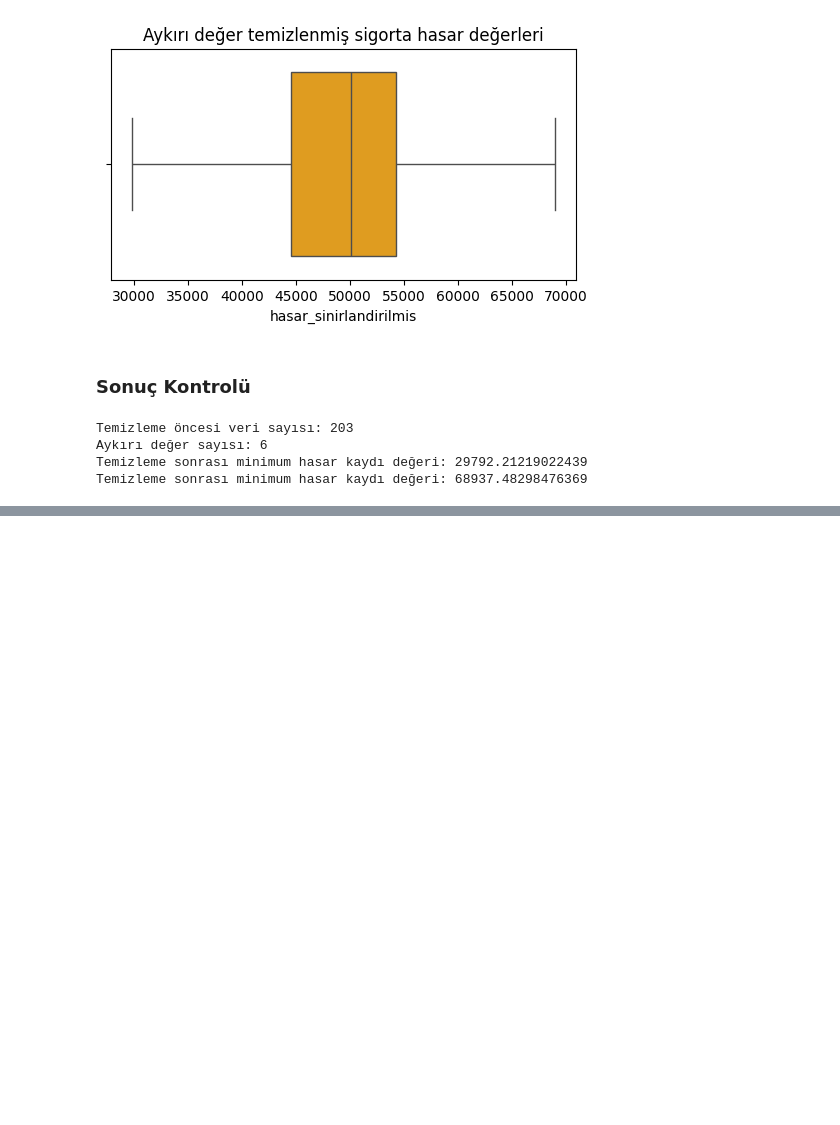
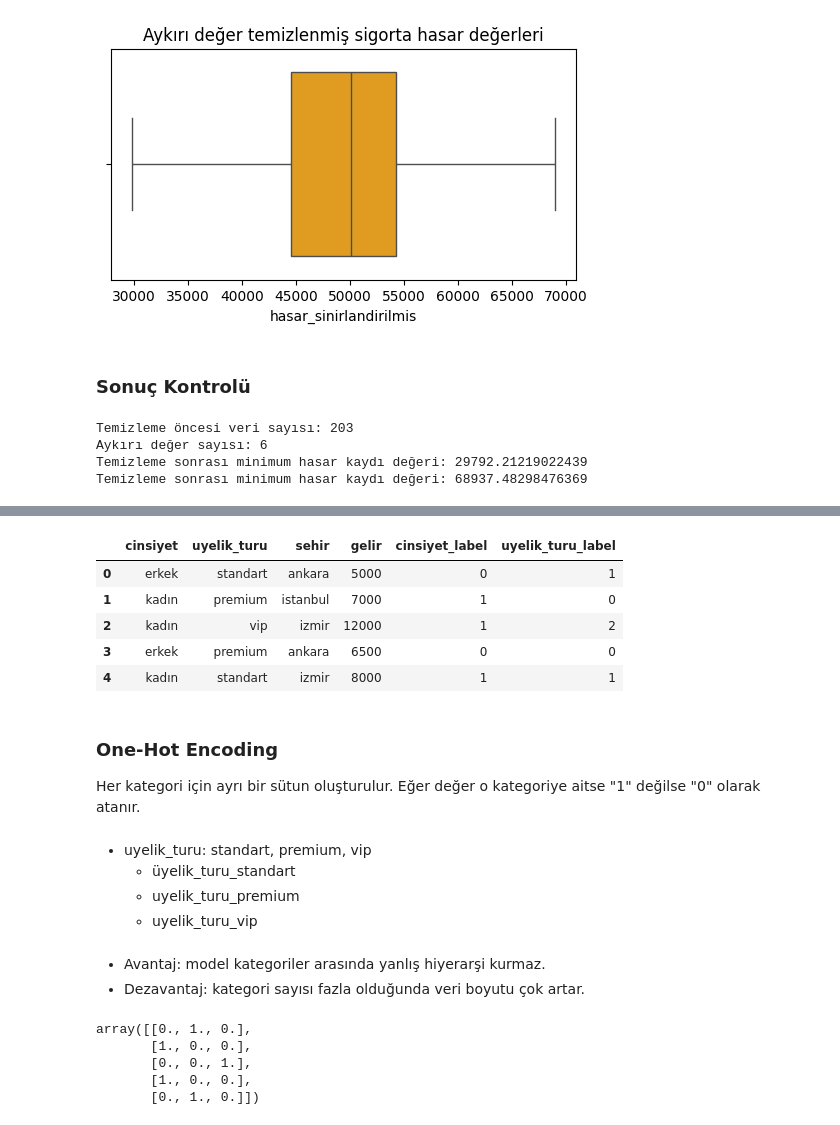
Before and after one commit to ArsenLupen53/GYZU-BTK-codespace, a Jupyter notebook: veri_on_isleme/veri_on_isleme.ipynb, the cells around one changed output, grey strips where cells are left out. Cells and saved outputs as stored; diff of their text form; code cells hidden in the pictures; blank space fills up the shorter version.

Commit message:
veri ön işleme gün 2

```diff
--- a/veri_on_isleme/veri_on_isleme.ipynb
+++ b/veri_on_isleme/veri_on_isleme.ipynb
@@ -149,0 +171,22 @@ Temizleme sonrası minimum hasar kaydı değeri: 68937.48298476369
+# %%
+"""
+Veri seti oluşturma: E-ticaret müşteri verileri
+ cinsiyet
+ üyelik türü
+ şehir
+
+Amaç: metinsel değişkenleri modele uygun sayısal değerlere dönüştürmek
+"""
+
+import pandas as pd
+
+#örnek veri seti
+data = {
+    "cinsiyet": ["erkek","kadın","kadın","erkek","kadın"],
+    "uyelik_turu": ["standart","premium","vip","premium","standart"],
+    "sehir": ["ankara","istanbul","izmir","ankara","izmir"],
+    "gelir": [5000,7000,12000,6500,8000]
+}
+
+df = pd.DataFrame(data)
+df
@@ -149,0 +212,5 @@ Temizleme sonrası minimum hasar kaydı değeri: 68937.48298476369
+# %%
+label_encoder = LabelEncoder()
+# %%
+df["cinsiyet_label"] = label_encoder.fit_transform(df["cinsiyet"])
+df
@@ -149,0 +224,21 @@ Temizleme sonrası minimum hasar kaydı değeri: 68937.48298476369
+# %%
+df["uyelik_turu_label"] = label_encoder.fit_transform(df["uyelik_turu"])
+df
+# %% [output]
+|  | cinsiyet | uyelik_turu | sehir | gelir | cinsiyet_label | uyelik_turu_label |
+| 0 | erkek | standart | ankara | 5000 | 0 | 1 |
+| 1 | kadın | premium | istanbul | 7000 | 1 | 0 |
+| 2 | kadın | vip | izmir | 12000 | 1 | 2 |
+| 3 | erkek | premium | ankara | 6500 | 0 | 0 |
+| 4 | kadın | standart | izmir | 8000 | 1 | 1 |
+# %% [markdown]
+### One-Hot Encoding
+Her kategori için ayrı bir sütun oluşturulur. Eğer değer o kategoriye aitse "1" değilse "0" olarak atanır.
+# %% [markdown]
+- uyelik_turu: standart, premium, vip
+  - üyelik_turu_standart
+  - uyelik_turu_premium
+  - uyelik_turu_vip
+# %% [markdown]
+- Avantaj: model kategoriler arasında yanlış hiyerarşi kurmaz.
+- Dezavantaj: kategori sayısı fazla olduğunda veri boyutu çok artar.
@@ -149,0 +247,10 @@ Temizleme sonrası minimum hasar kaydı değeri: 68937.48298476369
+# %%
+one_hot_encoder = OneHotEncoder(sparse_output = False)
+encoded_array = one_hot_encoder.fit_transform(df[["uyelik_turu"]])
+encoded_array
+# %% [output]
+array([[0., 1., 0.],
+       [1., 0., 0.],
+       [0., 0., 1.],
+       [1., 0., 0.],
+       [0., 1., 0.]])
```
Also changed, not shown: parts of 16 cells of this notebook.
